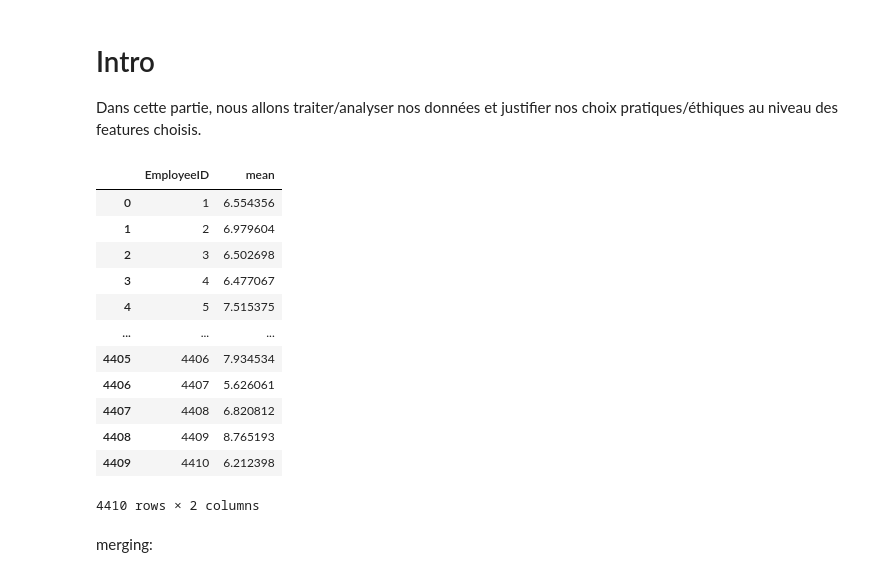
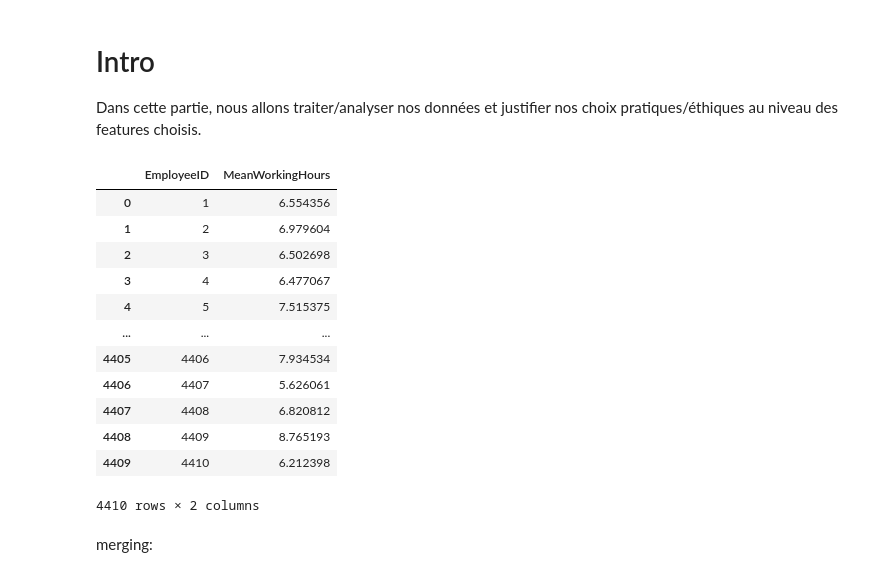
Before and after one commit to R1leMargoulin/Projet_ML_Human4You, a Jupyter notebook: Data_analysis.ipynb, the cells around one changed output. Drawn from its saved outputs; the diff is of its cells as text; code cells hidden in the pictures.

```diff
--- a/Data_analysis.ipynb
+++ b/Data_analysis.ipynb
@@ -36,32 +36,32 @@ def merge_datas(datas):
 # %%
 def to_datetime(strdate):
     if type(strdate) == str:
         return datetime.strptime(strdate, "%Y-%m-%d %H:%M:%S").timestamp()
     else:
         return 0
 
 
 
 def get_working_time(in_time_data, out_time_data):
     out_time_df = (
         out_time_data
         .iloc[:,1:]
         .applymap(lambda x: to_datetime(x))
     )
     in_time_df = (
         in_time_data
         .iloc[:,1:]
         .applymap(lambda x: to_datetime(x))
     )
     hours_per_day = out_time_df - in_time_df
-    in_time_data["mean_working_hours"] = hours_per_day.mean(axis = 1)/3600
-    return in_time_data[["EmployeeID", "mean"]]
+    in_time_data["MeanWorkingHours"] = hours_per_day.mean(axis = 1)/3600
+    return in_time_data[["EmployeeID", "MeanWorkingHours"]]
 
 datas_raw[3] = get_working_time(in_time_data, out_time_data)
 
 datas_raw[3]
 # %% [output]
-|  | EmployeeID | mean |
+|  | EmployeeID | MeanWorkingHours |
 | 0 | 1 | 6.554356 |
 | 1 | 2 | 6.979604 |
 | 2 | 3 | 6.502698 |
```
Also changed, not shown: parts of 8 cells of this notebook.
